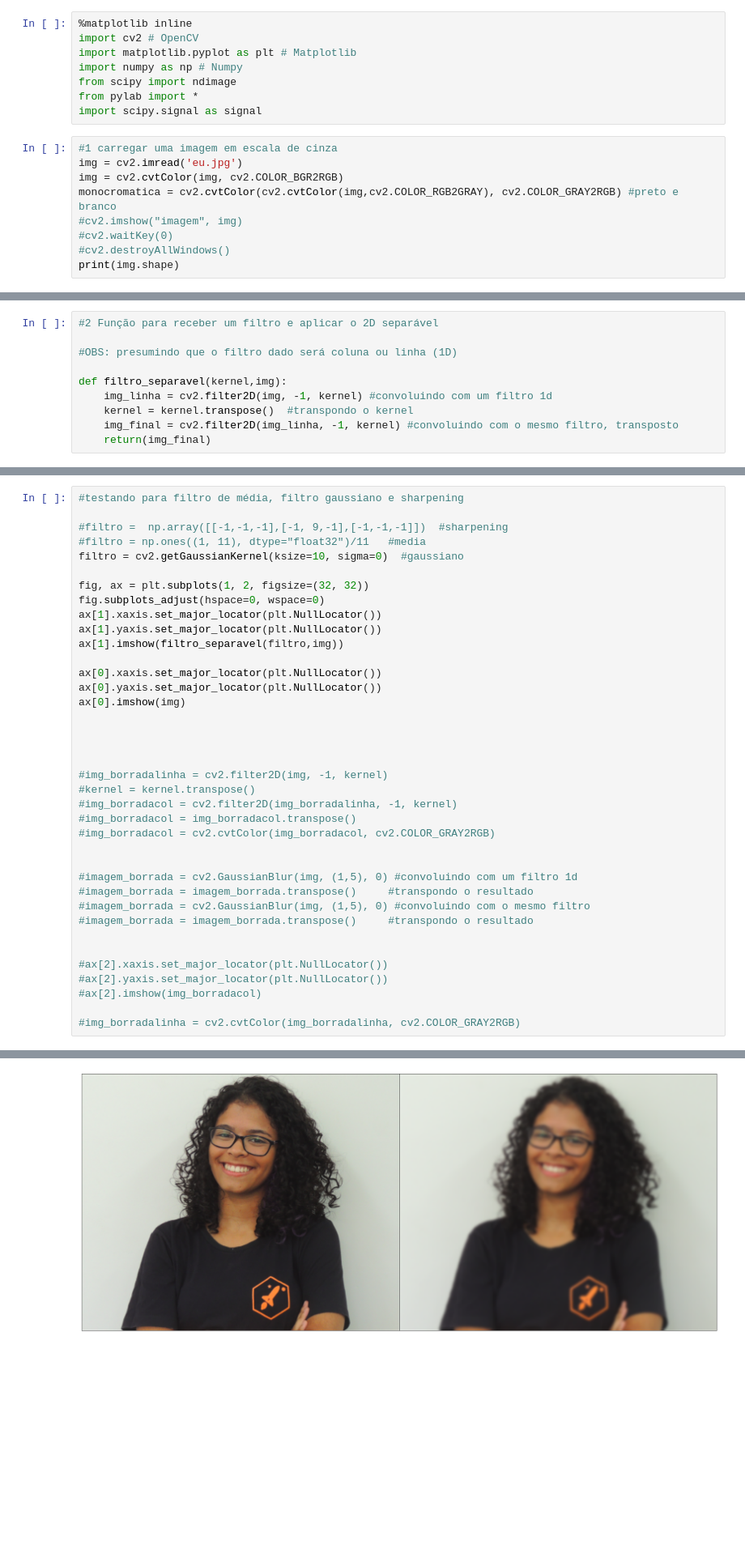
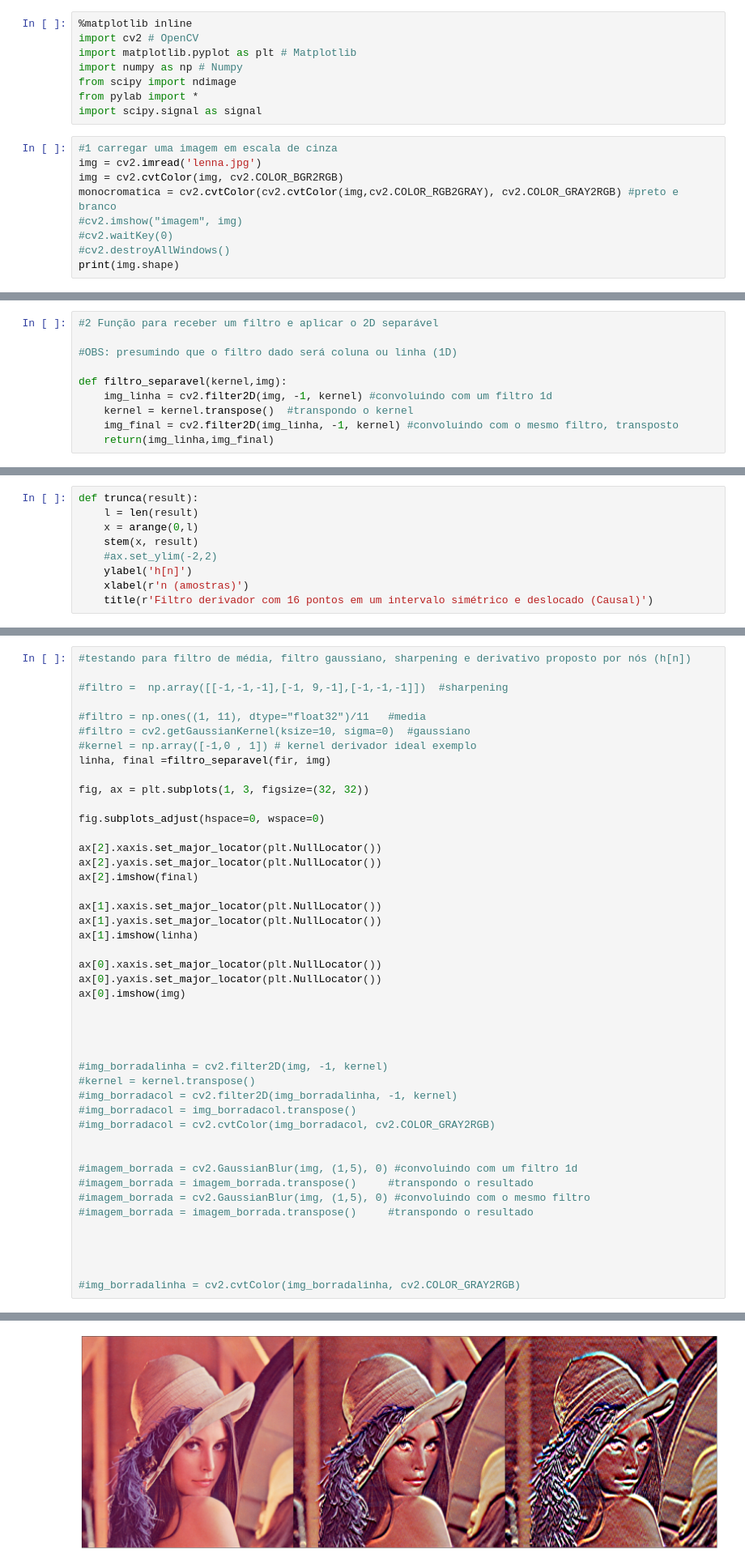
Before and after one commit to larigit/ProjSinaisSistemas, a Jupyter notebook: Jupyter Notebooks/Filtro Derivador 2d separavel.ipynb, the cells around one changed output, grey strips where cells are left out. Shown at 81% size. Saved outputs shown, nothing was run; the diff lists cells and outputs as text; blank space fills up the shorter version.

Commit message:
Agora com o derivador funcionando

```diff
--- a/Jupyter Notebooks/Filtro Derivador 2d separavel.ipynb
+++ b/Jupyter Notebooks/Filtro Derivador 2d separavel.ipynb
@@ -8,7 +8,7 @@ from pylab import *
 import scipy.signal as signal
 # %%
 #1 carregar uma imagem em escala de cinza
-img = cv2.imread('eu.jpg')
+img = cv2.imread('lenna.jpg')
 img = cv2.cvtColor(img, cv2.COLOR_BGR2RGB)
 monocromatica = cv2.cvtColor(cv2.cvtColor(img,cv2.COLOR_RGB2GRAY), cv2.COLOR_GRAY2RGB) #preto e branco
 #cv2.imshow("imagem", img)
@@ -26,4 +26,4 @@ def filtro_separavel(kernel,img):
     img_linha = cv2.filter2D(img, -1, kernel) #convoluindo com um filtro 1d
     kernel = kernel.transpose()  #transpondo o kernel
     img_final = cv2.filter2D(img_linha, -1, kernel) #convoluindo com o mesmo filtro, transposto
-    return(img_final)
+    return(img_linha,img_final)
@@ -29,0 +37,9 @@ def filtro_separavel(kernel,img):
+# %%
+def trunca(result):
+    l = len(result)
+    x = arange(0,l)
+    stem(x, result)
+    #ax.set_ylim(-2,2)
+    ylabel('h[n]')
+    xlabel(r'n (amostras)')
+    title(r'Filtro derivador com 16 pontos em um intervalo simétrico e deslocado (Causal)')
@@ -30,41 +98,48 @@ def filtro_separavel(kernel,img):
 # %%
-#testando para filtro de média, filtro gaussiano e sharpening
+#testando para filtro de média, filtro gaussiano, sharpening e derivativo proposto por nós (h[n])
 
 #filtro =  np.array([[-1,-1,-1],[-1, 9,-1],[-1,-1,-1]])  #sharpening
+
 #filtro = np.ones((1, 11), dtype="float32")/11   #media
-filtro = cv2.getGaussianKernel(ksize=10, sigma=0)  #gaussiano
+#filtro = cv2.getGaussianKernel(ksize=10, sigma=0)  #gaussiano
+#kernel = np.array([-1,0 , 1]) # kernel derivador ideal exemplo
+linha, final =filtro_separavel(fir, img)
 
-fig, ax = plt.subplots(1, 2, figsize=(32, 32))
+fig, ax = plt.subplots(1, 3, figsize=(32, 32))
+
 fig.subplots_adjust(hspace=0, wspace=0)
+
+ax[2].xaxis.set_major_locator(plt.NullLocator())
+ax[2].yaxis.set_major_locator(plt.NullLocator())
+ax[2].imshow(final)
+
 ax[1].xaxis.set_major_locator(plt.NullLocator())
 ax[1].yaxis.set_major_locator(plt.NullLocator())
-ax[1].imshow(filtro_separavel(filtro,img))
+ax[1].imshow(linha)
 
 ax[0].xaxis.set_major_locator(plt.NullLocator())
 ax[0].yaxis.set_major_locator(plt.NullLocator())
 ax[0].imshow(img)
 
 
 
 
 #img_borradalinha = cv2.filter2D(img, -1, kernel)
 #kernel = kernel.transpose()
 #img_borradacol = cv2.filter2D(img_borradalinha, -1, kernel)
 #img_borradacol = img_borradacol.transpose()
 #img_borradacol = cv2.cvtColor(img_borradacol, cv2.COLOR_GRAY2RGB)
 
 
 #imagem_borrada = cv2.GaussianBlur(img, (1,5), 0) #convoluindo com um filtro 1d
 #imagem_borrada = imagem_borrada.transpose()     #transpondo o resultado
 #imagem_borrada = cv2.GaussianBlur(img, (1,5), 0) #convoluindo com o mesmo filtro
 #imagem_borrada = imagem_borrada.transpose()     #transpondo o resultado
 
 
-#ax[2].xaxis.set_major_locator(plt.NullLocator())
-#ax[2].yaxis.set_major_locator(plt.NullLocator())
-#ax[2].imshow(img_borradacol)
+
 
 #img_borradalinha = cv2.cvtColor(img_borradalinha, cv2.COLOR_GRAY2RGB)
 # %% [output]
 <matplotlib.image.AxesImage at 0x...>
-[figure, old version]
+[figure, new version]
```
Also changed, not shown: parts of 9 cells of this notebook.
